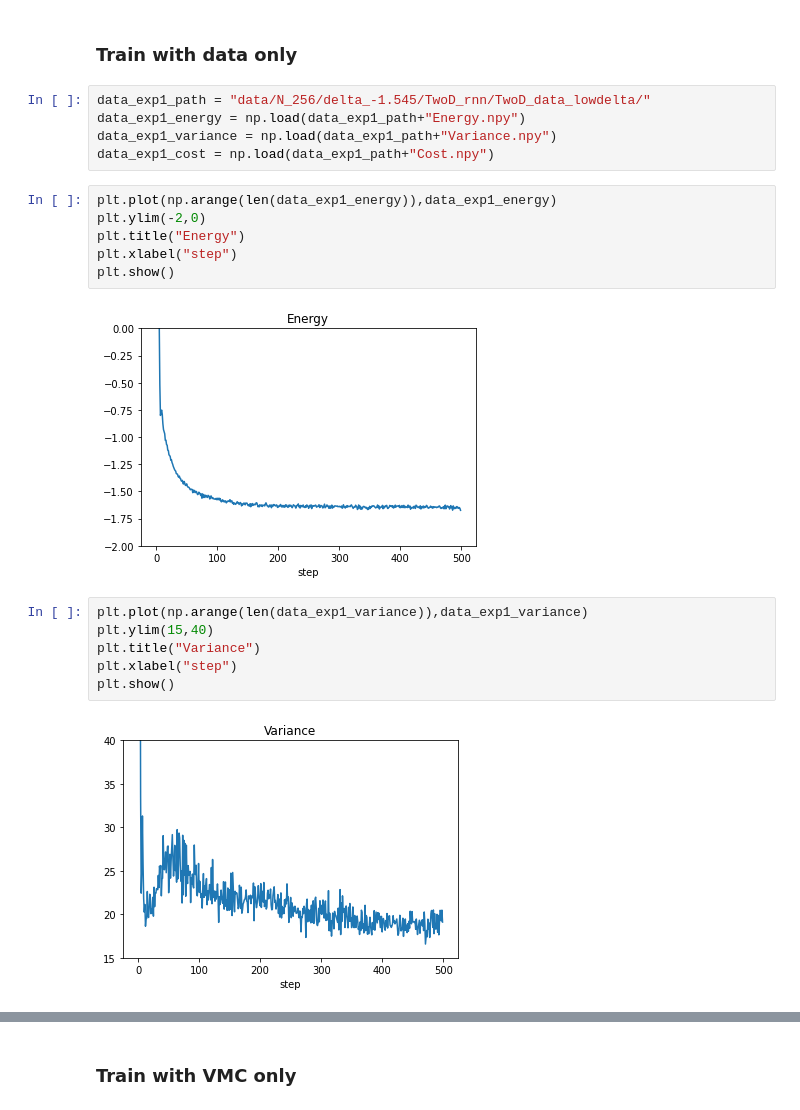
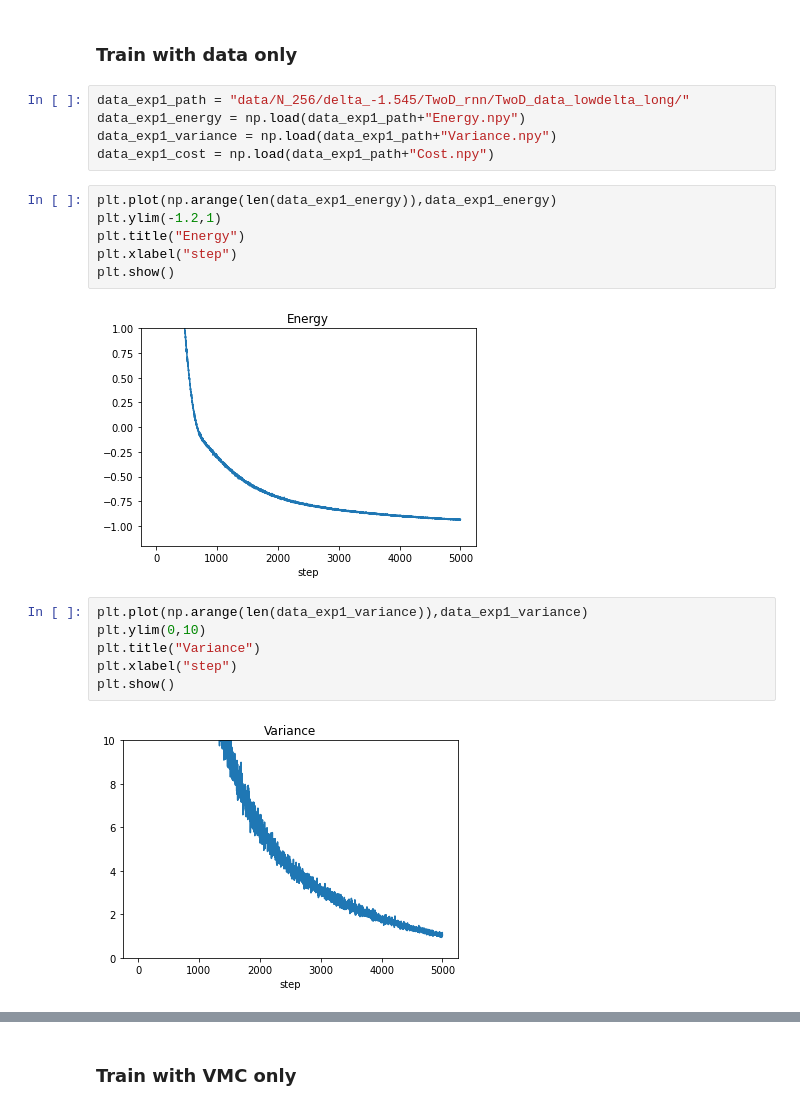
Before and after one commit to slattekr/RydbergStateReReconstruction, a Jupyter notebook: Main/KZ_notebooks/Experiments Round 1.ipynb, the cells around one changed output, grey strips where cells are left out. Saved outputs shown, nothing was run; the diff lists cells and outputs as text.

```diff
--- a/Main/KZ_notebooks/Experiments Round 1.ipynb
+++ b/Main/KZ_notebooks/Experiments Round 1.ipynb
@@ -10,25 +74,25 @@ Not working at all :)
 # %% [markdown]
 ### Train with data only
 # %%
-data_exp1_path = "data/N_256/delta_-1.545/TwoD_rnn/TwoD_data_lowdelta/"
+data_exp1_path = "data/N_256/delta_-1.545/TwoD_rnn/TwoD_data_lowdelta_long/"
 data_exp1_energy = np.load(data_exp1_path+"Energy.npy")
 data_exp1_variance = np.load(data_exp1_path+"Variance.npy")
 data_exp1_cost = np.load(data_exp1_path+"Cost.npy")
 # %%
 plt.plot(np.arange(len(data_exp1_energy)),data_exp1_energy)
-plt.ylim(-2,0)
+plt.ylim(-1.2,1)
 plt.title("Energy")
 plt.xlabel("step")
 plt.show()
 # %% [output]
-[figure, old version]
+[figure, new version]
 # %%
 plt.plot(np.arange(len(data_exp1_variance)),data_exp1_variance)
-plt.ylim(15,40)
+plt.ylim(0,10)
 plt.title("Variance")
 plt.xlabel("step")
 plt.show()
 # %% [output]
-[figure, old version]
+[figure, new version]
 # %%
 plt.plot(np.arange(len(data_exp1_cost)),data_exp1_cost)
```
Also changed, not shown: parts of 28 cells of this notebook.
